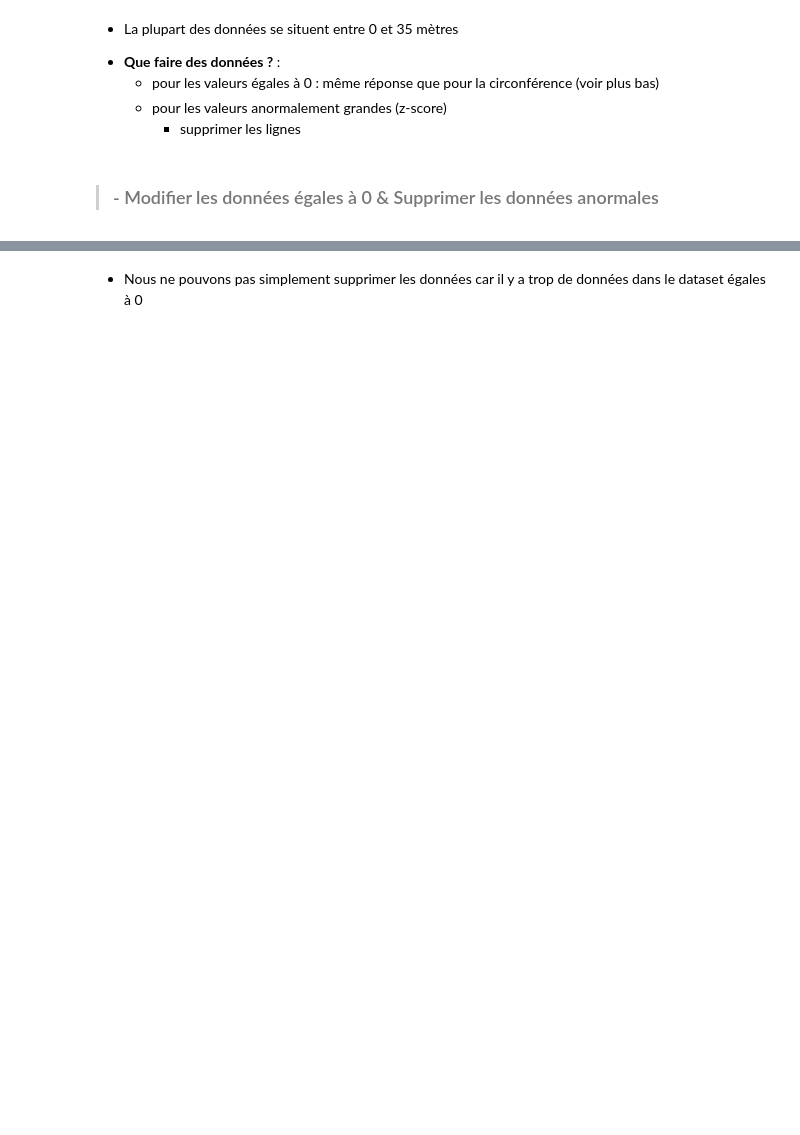
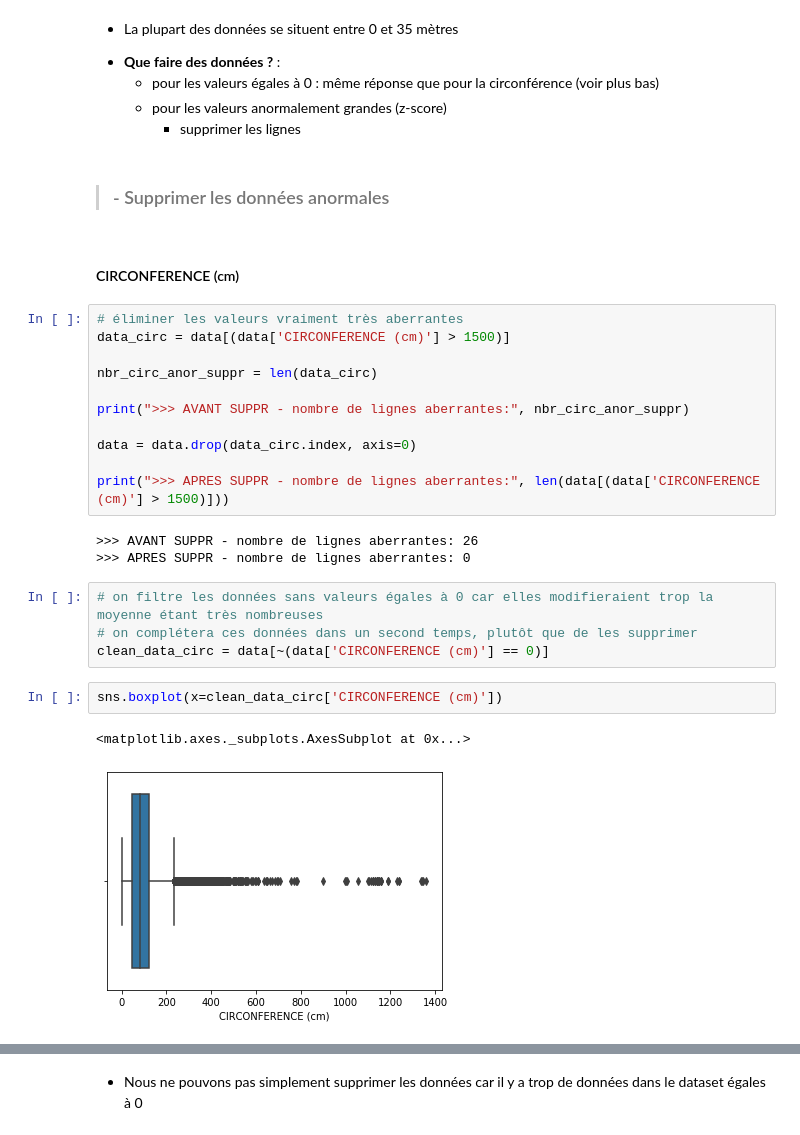
Before and after one commit to Rezzas/ocr_projet2, a Jupyter notebook: P2_ramos_sebastian/P2_ramos_sebastian.ipynb, the cells around one changed output, grey strips where cells are left out. Cells and saved outputs as stored; diff of their text form; blank space fills up the shorter version.

```diff
--- a/P2_ramos_sebastian/P2_ramos_sebastian.ipynb
+++ b/P2_ramos_sebastian/P2_ramos_sebastian.ipynb
@@ -575,4 +756,29 @@ sns.distplot(clean_data_haut['HAUTEUR (m)'])
   * pour les valeurs anormalement grandes (z-score)
      * supprimer les lignes
 # %% [markdown]
-> ### - Modifier les données égales à 0 & Supprimer les données anormales
+> ### - Supprimer les données anormales
+# %% [markdown]
+#### CIRCONFERENCE (cm)
+# %%
+# éliminer les valeurs vraiment très aberrantes
+data_circ = data[(data['CIRCONFERENCE (cm)'] > 1500)]
+
+nbr_circ_anor_suppr = len(data_circ)
+
+print(">>> AVANT SUPPR - nombre de lignes aberrantes:", nbr_circ_anor_suppr)
+
+data = data.drop(data_circ.index, axis=0)
+
+print(">>> APRES SUPPR - nombre de lignes aberrantes:", len(data[(data['CIRCONFERENCE (cm)'] > 1500)]))
+# %% [output]
+>>> AVANT SUPPR - nombre de lignes aberrantes: 26
+>>> APRES SUPPR - nombre de lignes aberrantes: 0
+# %%
+# on filtre les données sans valeurs égales à 0 car elles modifieraient trop la moyenne étant très nombreuses
+# on complétera ces données dans un second temps, plutôt que de les supprimer
+clean_data_circ = data[~(data['CIRCONFERENCE (cm)'] == 0)]
+# %%
+sns.boxplot(x=clean_data_circ['CIRCONFERENCE (cm)'])
+# %% [output]
+<matplotlib.axes._subplots.AxesSubplot at 0x...>
+[figure, added]
```
Also changed, not shown: parts of 148 cells of this notebook, 1 other file.
